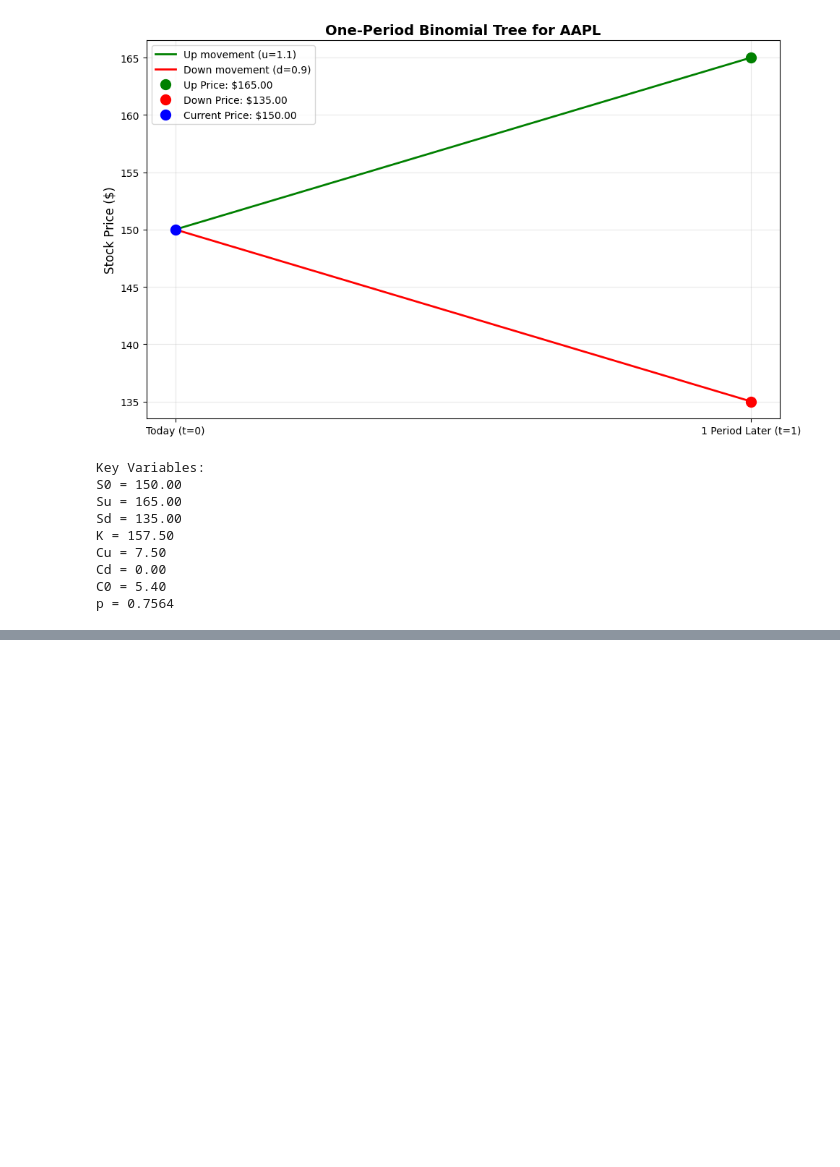
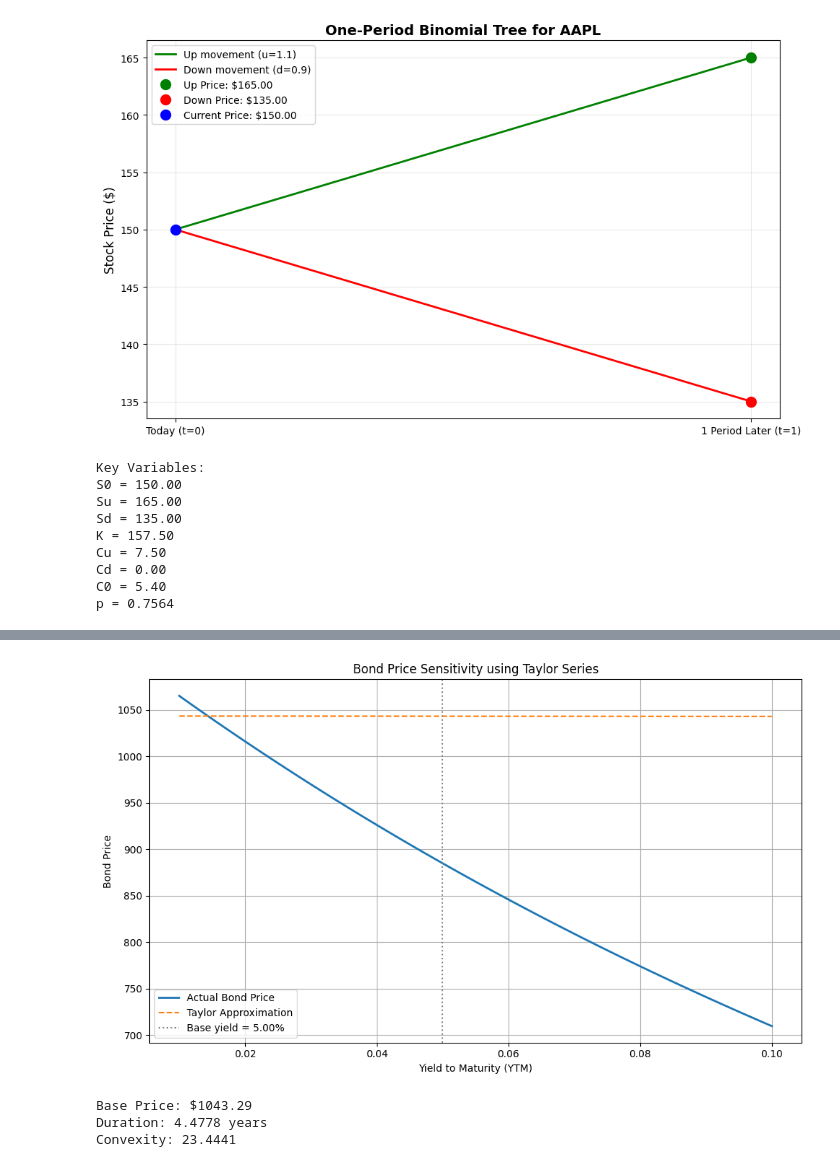
Before and after one commit to MohammedLike/Quantitative-Finance-Practice, a Jupyter notebook: Module 1/binomial_option_pricing.ipynb, the cells around one changed output, grey strips where cells are left out. Saved outputs shown, nothing was run; the diff lists cells and outputs as text; code cells hidden in the pictures; blank space fills up the shorter version.

```diff
--- a/Module 1/binomial_option_pricing.ipynb
+++ b/Module 1/binomial_option_pricing.ipynb
@@ -106,0 +605,68 @@ p = 0.7564
+# %%
+import numpy as np
+import matplotlib.pyplot as plt
+
+# --- Bond Parameters ---
+face_value = 1000     # Bond face value
+coupon_rate = 0.06    # 6% annual coupon
+maturity = 5          # 5 years
+frequency = 1         # Annual coupons
+y0 = 0.05             # Base yield to maturity (5%)
+
+# --- Derived ---
+N = int(maturity * frequency)
+C = face_value * coupon_rate / frequency
+dt = 1 / frequency
+
+# --- Bond Pricing Function ---
+def bond_price(y):
+    price = sum([C / (1 + y)**t for t in range(1, N + 1)])
+    price += face_value / (1 + y)**N
+    return price
+
+# --- First Derivative: Duration ---
+def macaulay_duration(y):
+    pv_coupons = np.array([t * C / (1 + y)**t for t in range(1, N + 1)])
+    pv_face = N * face_value / (1 + y)**N
+    price = bond_price(y)
+    return (np.sum(pv_coupons) + pv_face) / price
+
+# --- Second Derivative: Convexity ---
+def convexity(y):
+    pv_coupons = np.array([t * (t + 1) * C / (1 + y)**(t + 2) for t in range(1, N + 1)])
+    pv_face = N * (N + 1) * face_value / (1 + y)**(N + 2)
+    price = bond_price(y)
+    return (np.sum(pv_coupons) + pv_face) / price
+
+# --- Base price and sensitivities ---
+P0 = bond_price(y0)
+D = macaulay_duration(y0)
+C = convexity(y0)
+
+# --- Taylor Approximation vs Actual ---
+yields = np.linspace(0.01, 0.10, 100)
+actual_prices = [bond_price(y) for y in yields]
+taylor_prices = [P0 - D * (y - y0) + 0.5 * C * (y - y0)**2 for y in yields]
+
+# --- Plot ---
+plt.figure(figsize=(10, 6))
+plt.plot(yields, actual_prices, label='Actual Bond Price', linewidth=2)
+plt.plot(yields, taylor_prices, label='Taylor Approximation', linestyle='--')
+plt.axvline(y0, color='gray', linestyle=':', label=f'Base yield = {y0:.2%}')
+plt.title("Bond Price Sensitivity using Taylor Series")
+plt.xlabel("Yield to Maturity (YTM)")
+plt.ylabel("Bond Price")
+plt.legend()
+plt.grid(True)
+plt.tight_layout()
+plt.show()
+
+# --- Print Key Outputs ---
+print(f"Base Price: ${P0:.2f}")
+print(f"Duration: {D:.4f} years")
+print(f"Convexity: {C:.4f}")
+# %% [output]
+[figure, added]
+Base Price: $1043.29
+Duration: 4.4778 years
+Convexity: 23.4441
```
Also changed, not shown: parts of 26 cells of this notebook.
